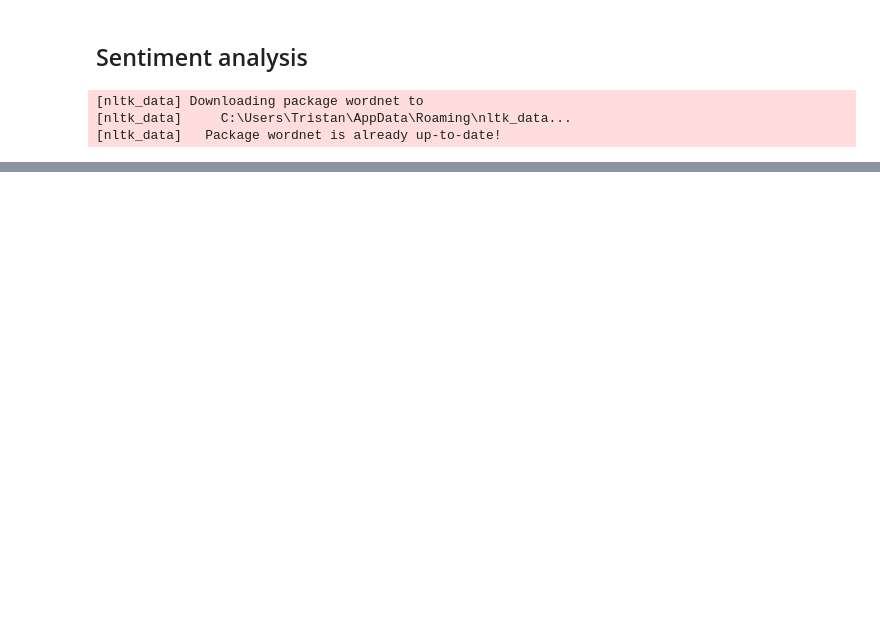
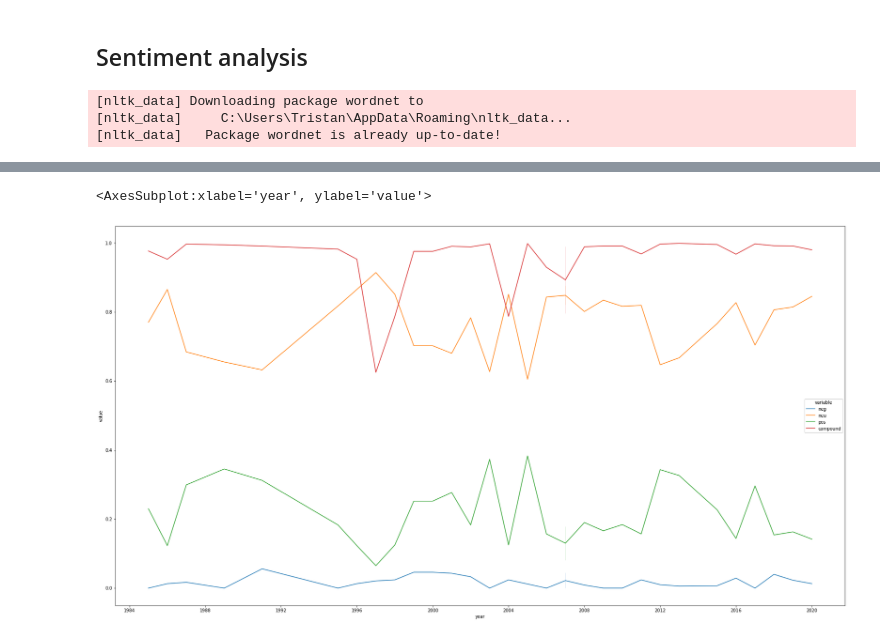
Before and after one commit to TristanKoh/ndp-songs-analysis, a Jupyter notebook: lyrics_eda.ipynb, the cells around one changed output, grey strips where cells are left out. Cells and saved outputs as stored; diff of their text form; code cells hidden in the pictures; blank space fills up the shorter version.

Commit message:
finished sentiment analysis

```diff
--- a/lyrics_eda.ipynb
+++ b/lyrics_eda.ipynb
@@ -402,0 +355,6 @@ df_lyrics_sentiment
+# %%
+df_lyrics_sentiment["compound"] = df_lyrics_sentiment["sentiment"].apply(lambda x : x["compound"])
+df_lyrics_sentiment["neg"] = df_lyrics_sentiment["sentiment"].apply(lambda x : x["neg"])
+df_lyrics_sentiment["neu"] = df_lyrics_sentiment["sentiment"].apply(lambda x : x["neu"])
+df_lyrics_sentiment["pos"] = df_lyrics_sentiment["sentiment"].apply(lambda x : x["pos"])
+df_lyrics_sentiment
@@ -402,0 +461,5 @@ df_lyrics_sentiment
+# %%
+sns.lineplot(data = pd.melt(df_lyrics_sentiment[["year", "neg", "neu", "pos", "compound"]], ["year"]), x = "year", y = "value", hue = "variable")
+# %% [output]
+<AxesSubplot:xlabel='year', ylabel='value'>
+[figure, added]
```
Also changed, not shown: parts of 10 cells of this notebook.
